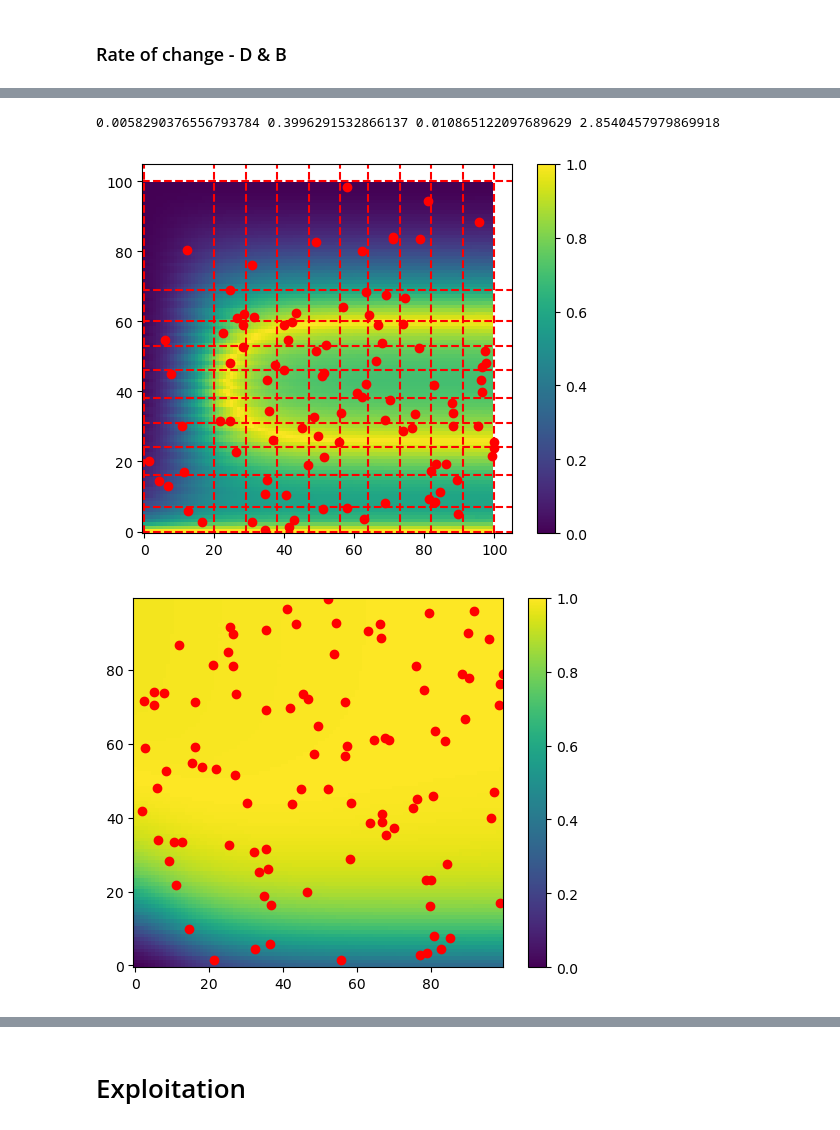
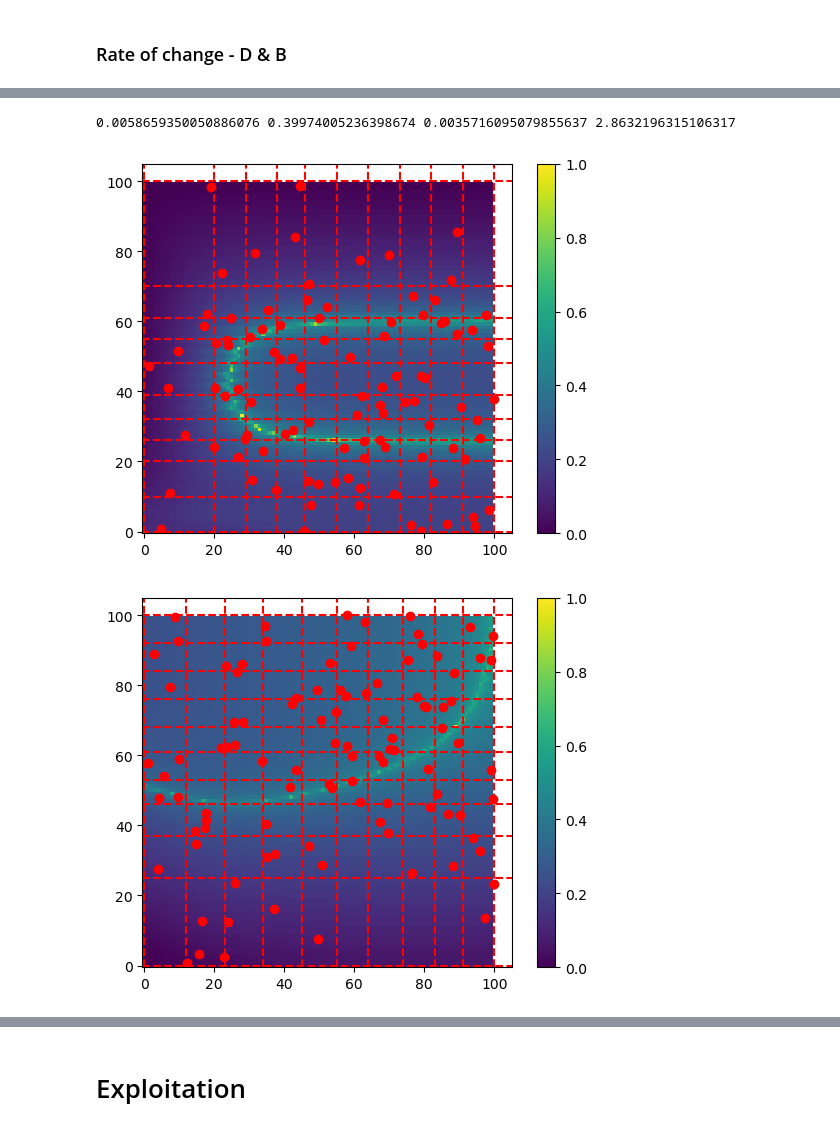
Before and after one commit to darkraisisi/sampling_hillslope_surrogate, a Jupyter notebook: exploitation.ipynb, the cells around one changed output, grey strips where cells are left out. Drawn from its saved outputs; the diff is of its cells as text; code cells hidden in the pictures.

Commit message:
log scale pdf

```diff
--- a/exploitation.ipynb
+++ b/exploitation.ipynb
@@ -400,0 +316,19 @@ plt.show()
+# %%
+# Define grid
+D_vario = Variogram(points_D[:,:2], points_D[:,2], n_lags=20, maxlag=2, model='exponential', normalize=False)
+ok = OrdinaryKriging(D_vario, min_points=5, max_points=20, mode='exact')
+dD_dt = ok.transform(B_grid.flatten(), D_grid.flatten()).reshape(B_grid.shape)
+# D_pdf = create_pdf_from_grid(dD_dt, beta=beta)
+D_pdf = create_pdf_from_grid_log(dD_dt)
+
+B_vario = Variogram(points_B[:,:2], points_B[:,2], n_lags=20, maxlag=2, model='exponential', normalize=False)
+ok = OrdinaryKriging(B_vario, min_points=5, max_points=20, mode='exact')
+dB_dt = ok.transform(B_grid.flatten(), D_grid.flatten()).reshape(B_grid.shape)
+
+# B_pdf = create_pdf_from_grid(dB_dt, beta=beta)
+B_pdf = create_pdf_from_grid_log(dB_dt)
+
+sum_pdf = B_pdf + D_pdf
+sum_pdf = sum_pdf / np.sum(sum_pdf)
+
+surface.pdf(D_grid, B_grid, dD_dt, dB_dt, D_pdf, B_pdf, D_lim, B_lim)
@@ -401,37 +341,61 @@ plt.show()
 # %%
 B_samples = LatinHyperCube.sample_stack_pdf(bounds, 100, B_pdf)
 D_samples = LatinHyperCube.sample_stack_pdf(bounds, 100, D_pdf)
+sum_samples = LatinHyperCube.sample_stack_pdf(bounds, 100, sum_pdf)
+
 print(B_samples[0].min(), B_samples[0].max(), B_samples[1].min(), B_samples[1].max())
 strata_indices_x, strata_indices_y = LatinHyperCube.stratify_pdf(B_pdf, 10)
 
 # B_samples = Random.random_pdf(bounds, 100, B_pdf)
 # D_samples = Random.random_pdf(bounds, 100, D_pdf)
 
 # Calculate the scaling factors based on the bounds and the grid dimensions
-B_scale = [B_pdf.shape[0] / bounds[0][1], B_pdf.shape[1] / bounds[1][1]]
-D_scale = [D_pdf.shape[0] / bounds[0][1], D_pdf.shape[1] / bounds[1][1]]
+scale = [B_pdf.shape[0] / bounds[0][1], B_pdf.shape[1] / bounds[1][1]]
+scale = [D_pdf.shape[0] / bounds[0][1], D_pdf.shape[1] / bounds[1][1]]
 
 # B_scale = [1, 1]
 # D_scale = [1, 1]
 
 # Plot vertical lines for strata_indices_x
 for x in strata_indices_x:
     plt.axvline(x=x, color='red', linestyle='--')
 
 # Plot horizontal lines for strata_indices_y
 for y in strata_indices_y:
     plt.axhline(y=y, color='red', linestyle='--')
 
 plt.imshow(B_pdf, origin='lower')
-plt.scatter(B_samples[0] * B_scale[0], B_samples[1] * B_scale[1], color='red')
+plt.scatter(B_samples[0] * scale[0], B_samples[1] * scale[1], color='red')
 plt.colorbar()
 plt.show()
 
+strata_indices_x, strata_indices_y = LatinHyperCube.stratify_pdf(D_pdf, 10)
+
+for x in strata_indices_x:
+    plt.axvline(x=x, color='red', linestyle='--')
+
+# Plot horizontal lines for strata_indices_y
+for y in strata_indices_y:
+    plt.axhline(y=y, color='red', linestyle='--')
+
 plt.imshow(D_pdf, origin='lower')
-plt.scatter(D_samples[0] * D_scale[0], D_samples[1] * D_scale[1], color='red')
+plt.scatter(D_samples[0] * scale[0], D_samples[1] * scale[1], color='red')
 plt.colorbar()
 plt.show()
+
+strata_indices_x, strata_indices_y = LatinHyperCube.stratify_pdf(sum_pdf, 10)
+for x in strata_indices_x:
+    plt.axvline(x=x, color='red', linestyle='--')
+
+# Plot horizontal lines for strata_indices_y
+for y in strata_indices_y:
+    plt.axhline(y=y, color='red', linestyle='--')
+
+plt.imshow(sum_pdf, origin='lower')
+plt.scatter(sum_samples[0] * scale[0], sum_samples[1] * scale[1], color='red')
+plt.colorbar()
+plt.show()
 # %% [output]
-0.0058290376556793784 0.3996291532866137 0.010865122097689629 2.8540457979869918
+0.0058659350050886076 0.39974005236398674 0.0035716095079855637 2.8632196315106317
-[figure, old version]
+[figure, new version]
-[figure, old version]
+[figure, new version]
```
Also changed, not shown: parts of 31 cells of this notebook, 1 other file.
